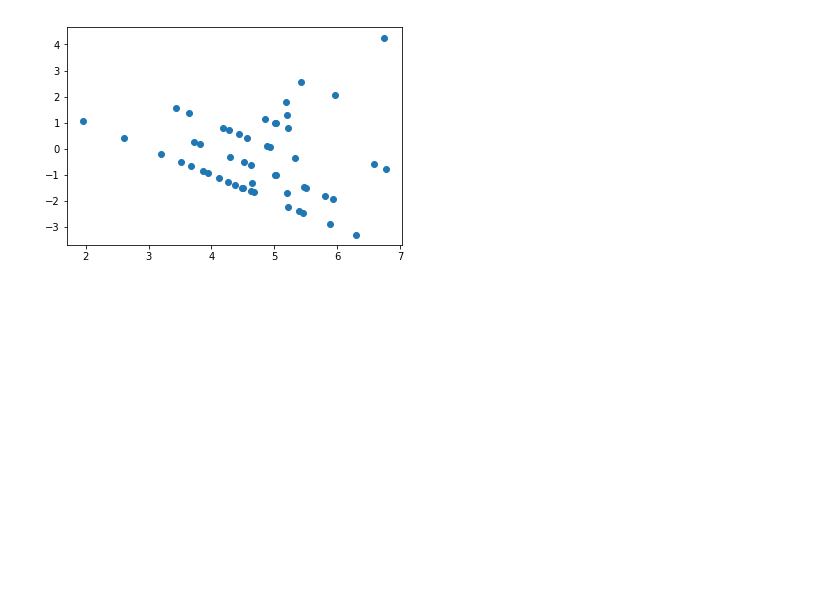
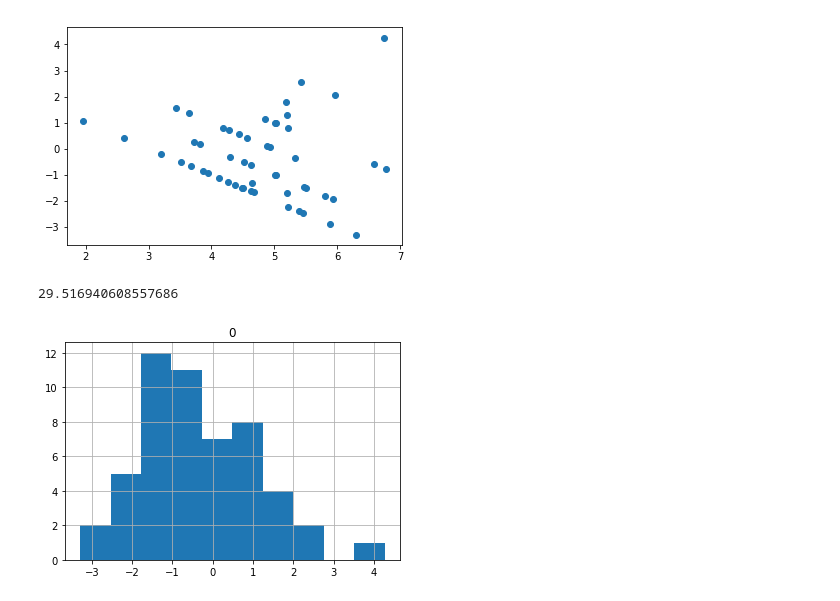
Before and after one commit to dustinrapp/Capstone_Springboard_Intermediate_Python, a Jupyter notebook: Projects/6_OLS_Analysis_Surface+Upper.ipynb, the cells around one changed output. Drawn from its saved outputs; the diff is of its cells as text; code cells hidden in the pictures; blank space fills up the shorter version.

```diff
--- a/Projects/6_OLS_Analysis_Surface+Upper.ipynb
+++ b/Projects/6_OLS_Analysis_Surface+Upper.ipynb
@@ -692,3 +692,13 @@ print(PercentSuccess1, PercentSuccess15, PercentSuccess2)
  -2.45335519 -3.28963526 -1.66812243 -2.39830315]
 0.4423076923076923 0.6730769230769231 0.8461538461538461
 [figure]
+# %%
+diff_df = pd.DataFrame(diff)
+hist = diff_df.hist()
+
+from sklearn.metrics import mean_squared_error
+mse = mean_squared_error(predict[idx].values, actual_snf[idx].values-predict[idx].values)
+print(mse)
+# %% [output]
+29.516940608557686
+[figure, added]
```
Also changed, not shown: 33 other files.
